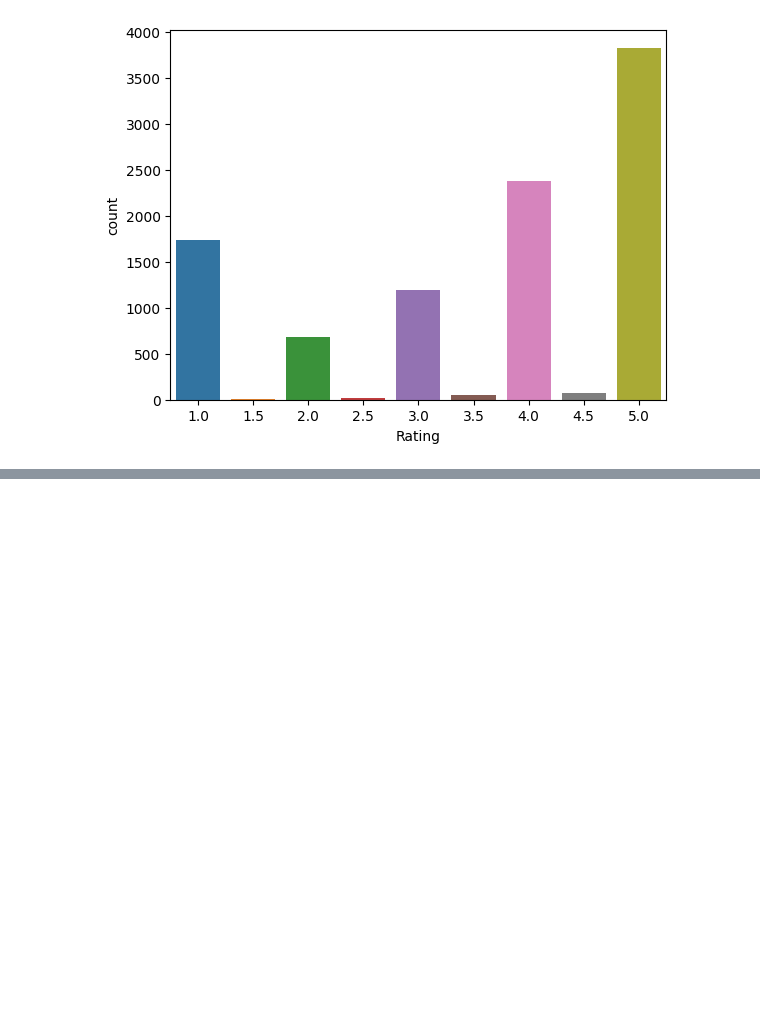
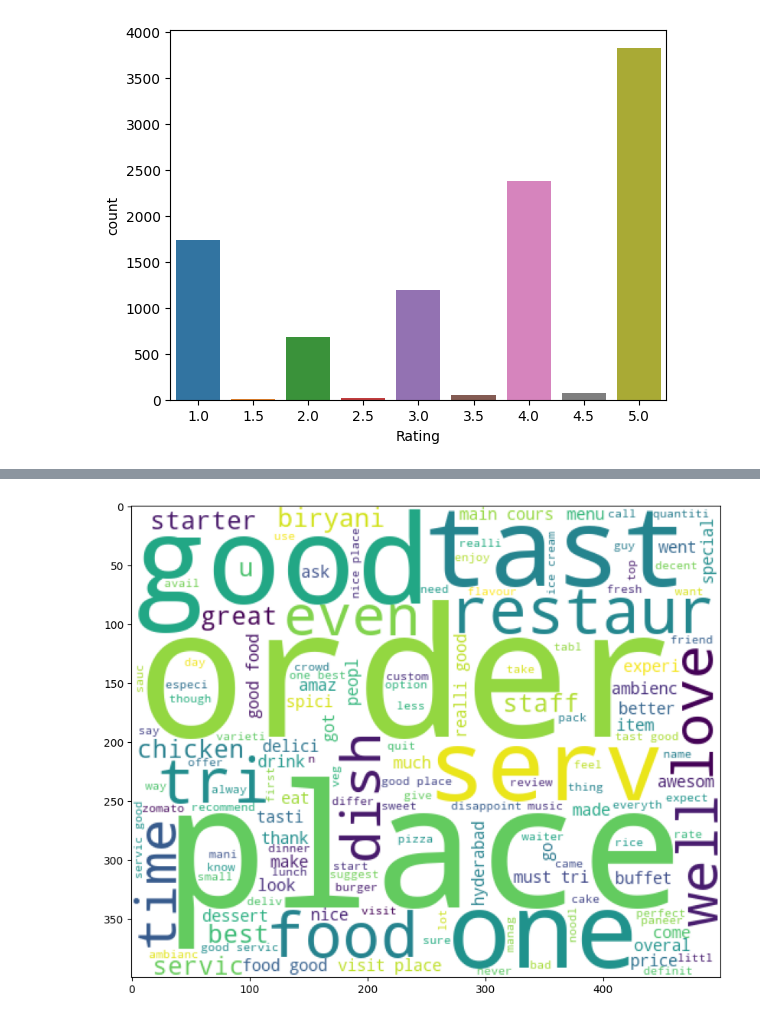
Before and after one commit to OsamaAnsari4671/Classification-Models, a Jupyter notebook: restaurant reviews sentiment analysis/Restaurant Reviews.ipynb, the cells around one changed output, grey strips where cells are left out. Drawn from its saved outputs; the diff is of its cells as text; code cells hidden in the pictures; blank space fills up the shorter version.

```diff
--- a/restaurant reviews sentiment analysis/Restaurant Reviews.ipynb
+++ b/restaurant reviews sentiment analysis/Restaurant Reviews.ipynb
@@ -120,0 +162,6 @@ plt.show()
+# %%
+# text preprocessing
+from nltk.corpus import stopwords
+nltk.download('stopwords')
+from nltk.stem import PorterStemmer
+stemmer = PorterStemmer()
@@ -120,0 +172,8 @@ plt.show()
+# %%
+def preprocess_text(text):
+    text = nltk.word_tokenize(text.lower())
+    text = [word for word in text if word not in stopwords.words('english')]
+    text = [stemmer.stem(word) for word in text if word.isalnum()]
+    return ' '.join(text)
+# %%
+df['format_text'] = df['Review'].apply(preprocess_text)
@@ -120,0 +189,11 @@ plt.show()
+# %%
+from wordcloud import WordCloud
+wc = WordCloud(width=500, height=400, min_font_size=8, background_color='white', max_words=300)
+# %%
+cloud = wc.generate(df['format_text'].str.cat(sep=' '))
+plt.figure(figsize=(10,8))
+plt.tight_layout()
+plt.imshow(cloud)
+plt.show()
+# %% [output]
+[figure, added]
```
Also changed, not shown: parts of 15 cells of this notebook.
